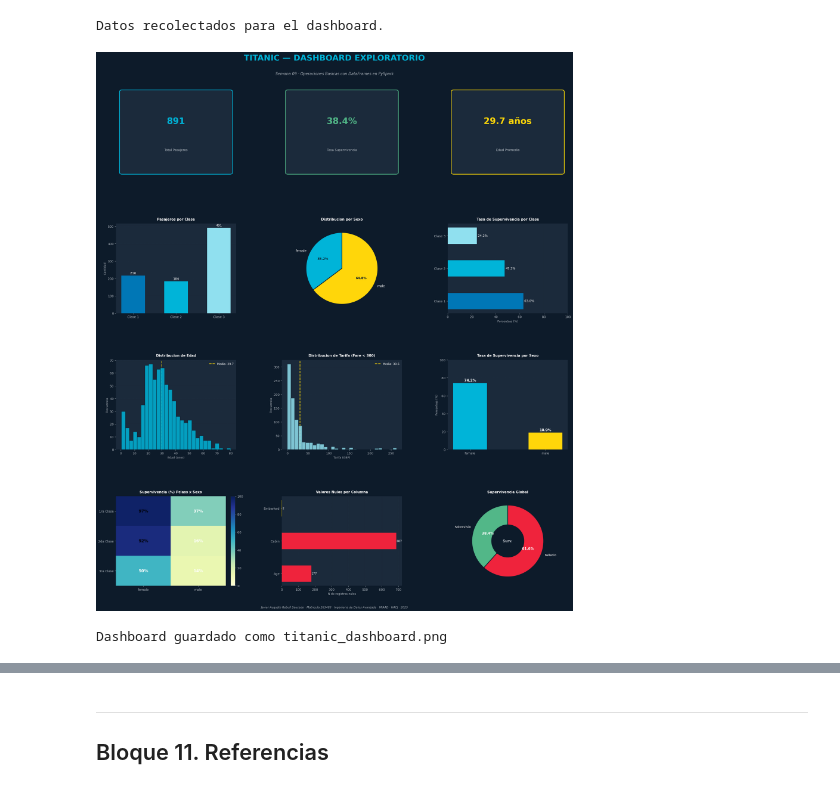
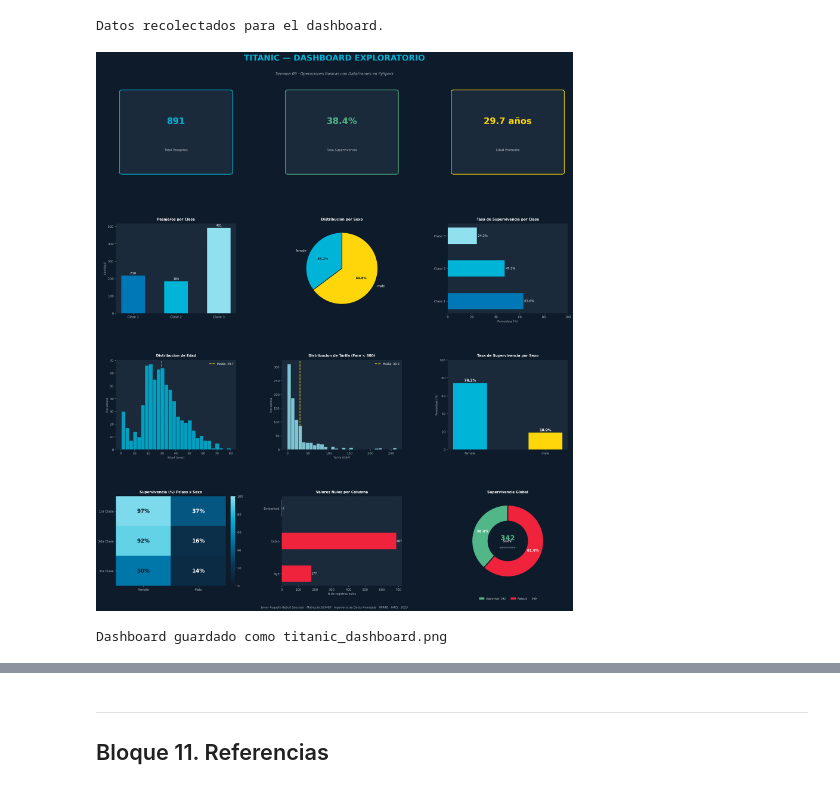
Before and after one commit to jrebull/MIAAD_IngenieraDatos, a Jupyter notebook: Semana09_PySpark_Titanic_JavierRebull.ipynb, the cells around one changed output, grey strips where cells are left out. Drawn from its saved outputs; the diff is of its cells as text; code cells hidden in the pictures.

```diff
--- a/Semana09_PySpark_Titanic_JavierRebull.ipynb
+++ b/Semana09_PySpark_Titanic_JavierRebull.ipynb
@@ -816,31 +867,42 @@ for row in surv_psex:
     heat_data[(row['Pclass'], row['Sex'])] = row['pct']
 
 heat_matrix = []
-sex_order   = ["female", "male"]
+sex_order = ["female", "male"]
 for p in [1, 2, 3]:
     heat_matrix.append([heat_data.get((p, s), 0) for s in sex_order])
 
 heat_arr = np.array(heat_matrix)
-im = ax7.imshow(heat_arr, cmap="YlGnBu", aspect="auto", vmin=0, vmax=100)
+
+# Colormap personalizado: del azul oscuro del dashboard hasta el cian del acento
+from matplotlib.colors import LinearSegmentedColormap
+cmap_dash = LinearSegmentedColormap.from_list(
+    "dash", ["#0d1b2a", "#0a3a5c", "#0077a8", "#00b4d8", "#90e0ef"], N=256
+)
+
+im = ax7.imshow(heat_arr, cmap=cmap_dash, aspect="auto", vmin=0, vmax=100)
 
 ax7.set_xticks([0, 1])
-ax7.set_xticklabels(sex_order, color=COLOR_GRAY)
+ax7.set_xticklabels(["Female", "Male"], color=COLOR_GRAY, fontsize=10)
 ax7.set_yticks([0, 1, 2])
-ax7.set_yticklabels(["1ra Clase", "2da Clase", "3ra Clase"], color=COLOR_GRAY)
+ax7.set_yticklabels(["1ra Clase", "2da Clase", "3ra Clase"], color=COLOR_GRAY, fontsize=10)
 
 for i in range(3):
     for j in range(2):
         val = heat_arr[i, j]
-        txt_color = "black" if val > 50 else "white"
+        # Valores bajos (<45) texto claro, valores altos texto oscuro
+        txt_color = "#0d1b2a" if val > 45 else "#ffffff"
         ax7.text(j, i, f"{val:.0f}%",
                  ha="center", va="center",
-                 color=txt_color, fontsize=13, fontweight="bold")
+                 color=txt_color,
+                 fontsize=17, fontweight="bold")
 
 cbar = plt.colorbar(im, ax=ax7, fraction=0.046, pad=0.04)
 cbar.ax.yaxis.set_tick_params(color=COLOR_GRAY)
 plt.setp(cbar.ax.yaxis.get_ticklabels(), color=COLOR_GRAY)
+cbar.outline.set_visible(False)
+
 ax7.set_title("Supervivencia (%) Pclass x Sexo",
-               color="white", fontsize=11, fontweight="bold", pad=10)
+              color="white", fontsize=11, fontweight="bold", pad=10)
 for spine in ax7.spines.values():
     spine.set_visible(False)
 
@@ -861,41 +923,60 @@ ax9.set_facecolor(COLOR_PANEL)
 
 no_surv = surv_dict.get(0, 0)
 si_surv = surv_dict.get(1, 0)
 
 wedges9, texts9, autotexts9 = ax9.pie(
     [si_surv, no_surv],
-    labels=["Sobrevivio", "Fallecio"],
+    labels=None,
     autopct="%1.1f%%",
     colors=[COLOR_GREEN, COLOR_RED],
     startangle=90,
-    wedgeprops={"linewidth": 2, "edgecolor": COLOR_BG, "width": 0.55},
-    textprops={"color": "white", "fontsize": 10}
+    wedgeprops={"linewidth": 3, "edgecolor": COLOR_BG, "width": 0.45},
+    pctdistance=0.75,
+    textprops={"color": "white", "fontsize": 11, "fontweight": "bold"}
 )
-for at in autotexts9:
-    at.set_color("white")
-    at.set_fontweight("bold")
-    at.set_fontsize(11)
 
+# Etiqueta central
+ax9.text(0, 0.08, f"{si_surv}", ha="center", va="center",
+         fontsize=22, fontweight="bold", color=COLOR_GREEN)
+ax9.text(0, -0.18, "sobrevivieron", ha="center", va="center",
+         fontsize=8, color=COLOR_GRAY)
+
+# Leyenda manual debajo
+ax9.legend(
+    handles=[
+        mpatches.Patch(color=COLOR_GREEN, label=f"Sobrevivió  {si_surv}"),
+        mpatches.Patch(color=COLOR_RED,   label=f"Falleció      {no_surv}"),
+    ],
+    loc="lower center",
+    bbox_to_anchor=(0.5, -0.18),
+    ncol=2,
+    fontsize=8,
+    frameon=False,
+    labelcolor="white"
+)
+
+ax9.set_title("Supervivencia Global", color="white",
+              fontsize=11, fontweight="bold", pad=12)
 # Etiqueta central
 ax9.text(0, 0, "Surv.", ha="center", va="center",
           fontsize=11, color=COLOR_GRAY, fontweight="bold")
 ax9.set_title("Supervivencia Global", color="white",
                fontsize=11, fontweight="bold", pad=10)
 
 # ── Pie de figura ─────────────────────────────────────────────────────────────
 fig.text(
     0.5, 0.012,
     "Javier Augusto Rebull Saucedo · Matricula 263483 · "
     "Ingenieria de Datos Avanzada · MIAAD · UACJ · 2025",
     ha="center", fontsize=9, color=COLOR_GRAY, fontstyle="italic"
 )
 
 plt.savefig("titanic_dashboard.png", dpi=180, bbox_inches="tight",
             facecolor=COLOR_BG)
 plt.show()
 print("Dashboard guardado como titanic_dashboard.png")
 # %% [output]
-[figure, old version]
+[figure, new version]
 Dashboard guardado como titanic_dashboard.png
 # %% [markdown]
 ---
```
Also changed, not shown: parts of 9 cells of this notebook.
